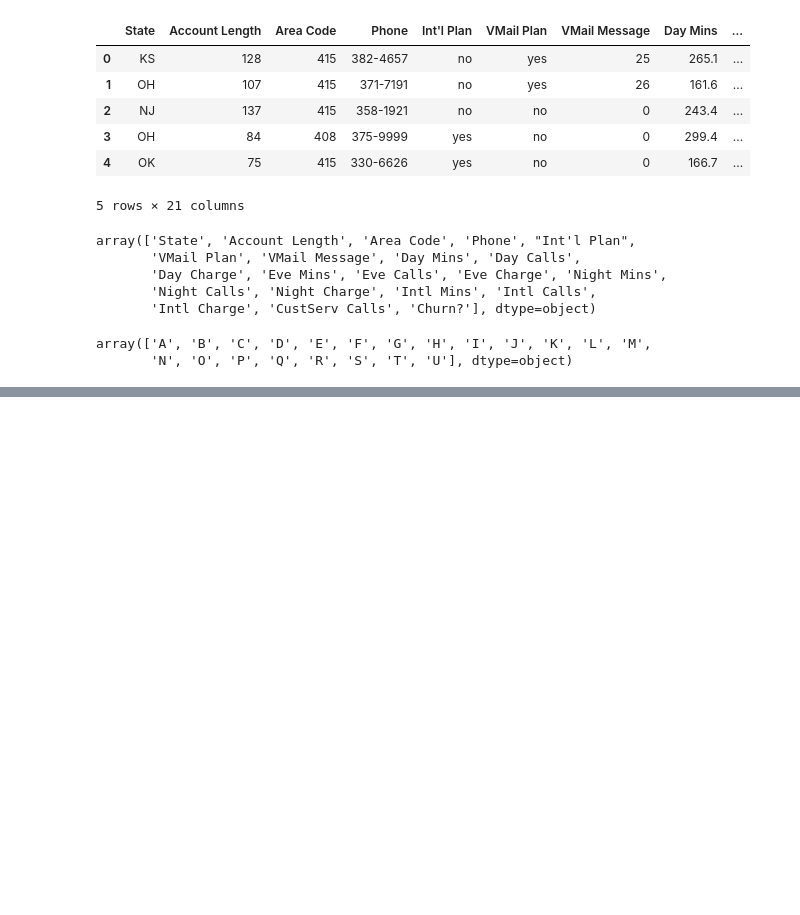
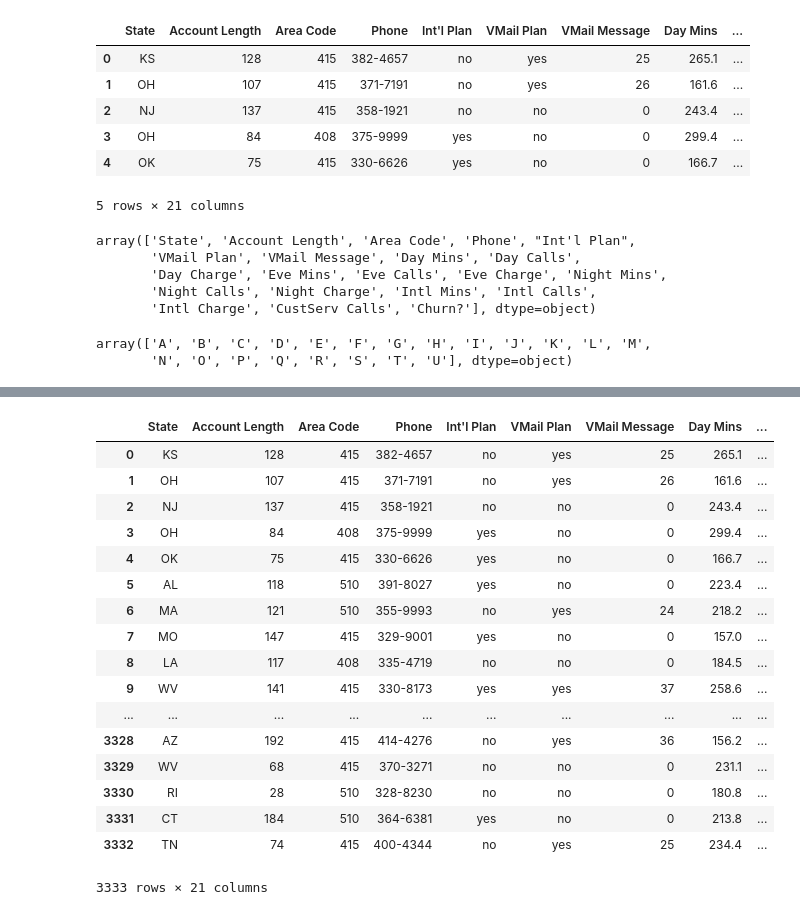
Before and after one commit to vurokrazia/curso-ml-python, a Jupyter notebook: notebooks/T1 - 1 - titanic.ipynb, the cells around one changed output, grey strips where cells are left out. Saved outputs shown, nothing was run; the diff lists cells and outputs as text; code cells hidden in the pictures; blank space fills up the shorter version.

```diff
--- a/notebooks/T1 - 1 - titanic.ipynb
+++ b/notebooks/T1 - 1 - titanic.ipynb
@@ -79,0 +83,3 @@ df3.head()
+# %%
+infile = mainpath + "/" + "customer-churn-model/Customer Churn Model.txt"
+outfile = mainpath + "/" + "customer-churn-model/Tab Customer Churn Model.txt"
@@ -79,0 +93,22 @@ df3.head()
+# %%
+df4 = pd.read_csv(outfile, sep ="\t")
+df4
+# %% [output]
+|  | State | Account Length | Area Code | Phone | Int'l Plan | VMail Plan | VMail Message | Day Mins | ... |
+| 0 | KS | 128 | 415 | 382-4657 | no | yes | 25 | 265.1 | ... |
+| 1 | OH | 107 | 415 | 371-7191 | no | yes | 26 | 161.6 | ... |
+| 2 | NJ | 137 | 415 | 358-1921 | no | no | 0 | 243.4 | ... |
+| 3 | OH | 84 | 408 | 375-9999 | yes | no | 0 | 299.4 | ... |
+| 4 | OK | 75 | 415 | 330-6626 | yes | no | 0 | 166.7 | ... |
+| 5 | AL | 118 | 510 | 391-8027 | yes | no | 0 | 223.4 | ... |
+| 6 | MA | 121 | 510 | 355-9993 | no | yes | 24 | 218.2 | ... |
+| 7 | MO | 147 | 415 | 329-9001 | yes | no | 0 | 157.0 | ... |
+| 8 | LA | 117 | 408 | 335-4719 | no | no | 0 | 184.5 | ... |
+| 9 | WV | 141 | 415 | 330-8173 | yes | yes | 37 | 258.6 | ... |
+| ... | ... | ... | ... | ... | ... | ... | ... | ... | ... |
+| 3328 | AZ | 192 | 415 | 414-4276 | no | yes | 36 | 156.2 | ... |
+| 3329 | WV | 68 | 415 | 370-3271 | no | no | 0 | 231.1 | ... |
+| 3330 | RI | 28 | 510 | 328-8230 | no | no | 0 | 180.8 | ... |
+| 3331 | CT | 184 | 510 | 364-6381 | yes | no | 0 | 213.8 | ... |
+| 3332 | TN | 74 | 415 | 400-4344 | no | yes | 25 | 234.4 | ... |
+3333 rows × 21 columns
```
Also changed, not shown: parts of 19 cells of this notebook, 3 other files.
